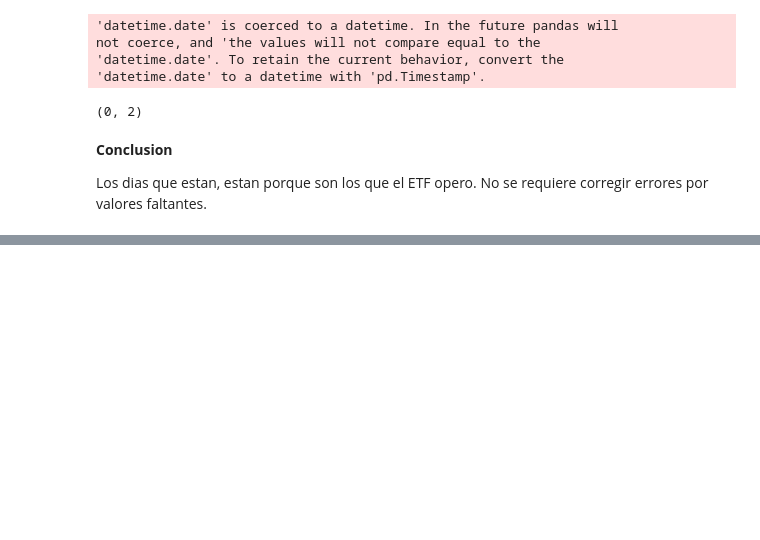
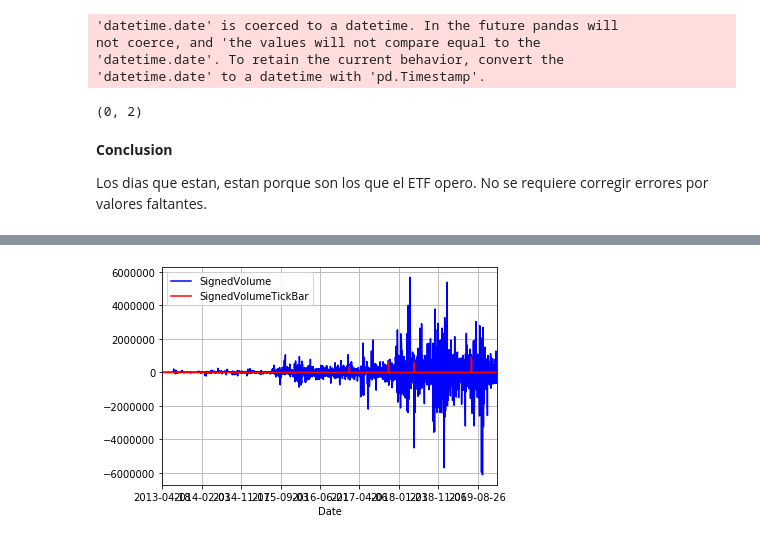
Before and after one commit to agalbachicar/fa_momentum, a Jupyter notebook: src/momentum.ipynb, the cells around one changed output, grey strips where cells are left out. Drawn from its saved outputs; the diff is of its cells as text; code cells hidden in the pictures; blank space fills up the shorter version.

```diff
--- a/src/momentum.ipynb
+++ b/src/momentum.ipynb
@@ -168,0 +449,16 @@ Los dias que estan, estan porque son los que el ETF opero. No se requiere correg
+# %%
+# Genero una nueva serie, el volumen signado por variacion de precio.
+mtum_df['SignedVolume'] = signed_volume(tick_direction(mtum_df.Close), mtum_df.Volume)
+mtum_df['SignedVolumeTickBar'] = 0
+
+e_t_0 = 200 # Arbitrario
+Ts, abs_thetas, thresholds, i_s = compute_tick_imbalance(mtum_df.SignedVolume, e_t_0, compute_initial_e_v(mtum_df.SignedVolume))
+mtum_df.SignedVolumeTickBar.iloc[i_s] = mtum_df.SignedVolume.iloc[i_s]
+
+# Mostramos los ticks imbalance volume dollar bars.
+ax = mtum_df.plot(kind='line',y='SignedVolume', x='Date', color='blue')
+ax = mtum_df.plot(kind='line',y='SignedVolumeTickBar', x='Date', color='red', ax = ax)
+plt.grid()
+plt.show()
+# %% [output]
+[figure, added]
```
Also changed, not shown: parts of 10 cells of this notebook.
